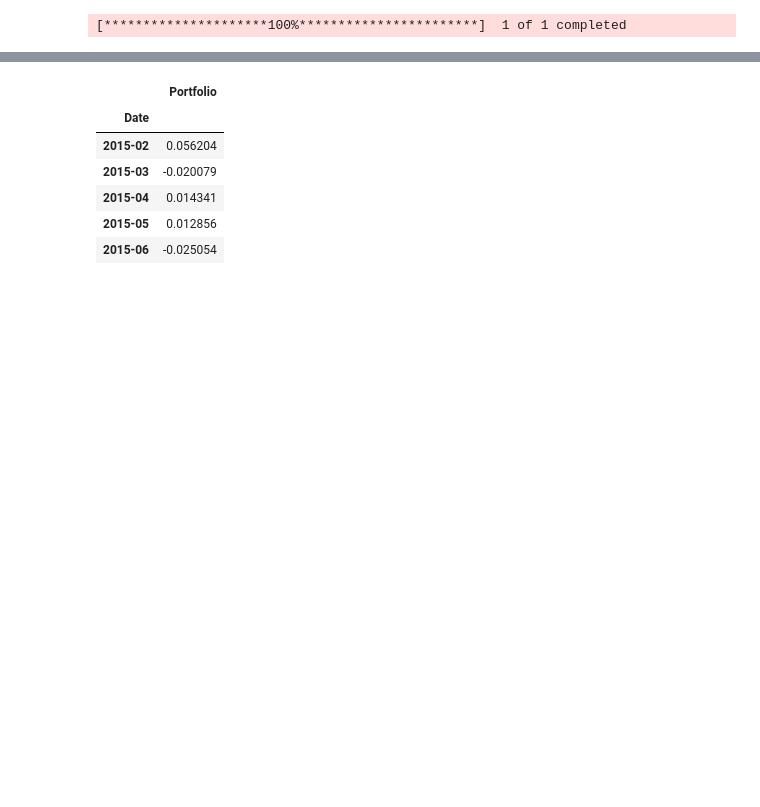
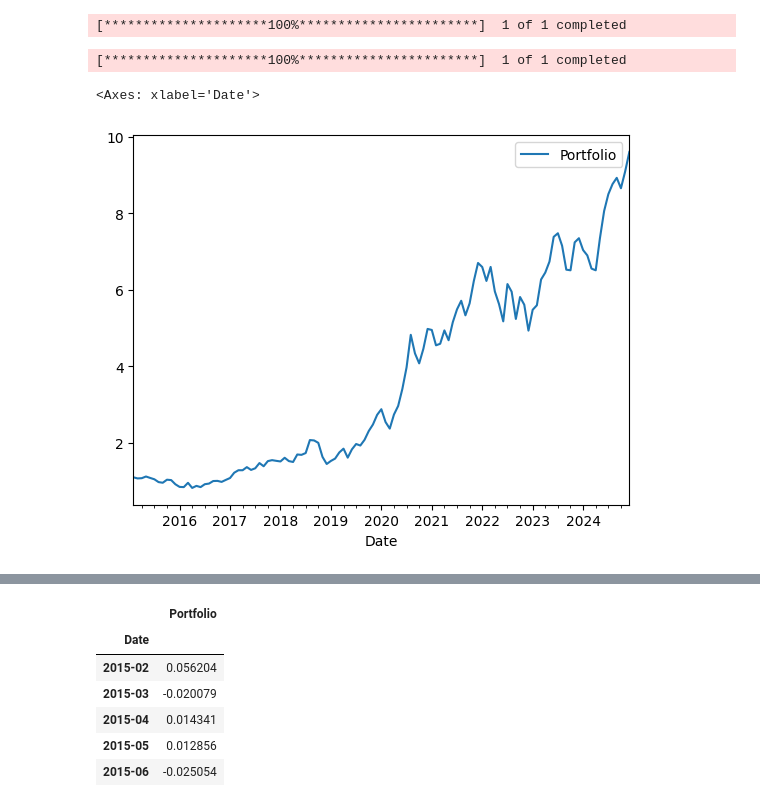
Before and after one commit to rupendrab/coursera_courses-aiml, a Jupyter notebook: Factor_Analysis.ipynb, the cells around one changed output, grey strips where cells are left out. Drawn from its saved outputs; the diff is of its cells as text; code cells hidden in the pictures; blank space fills up the shorter version.

```diff
--- a/Factor_Analysis.ipynb
+++ b/Factor_Analysis.ipynb
@@ -14,2 +13,10 @@ factors_data = fac_util.load_ff_factors("F-F_Research_Data_5_Factors_2x3.CSV")
 # %% [output]
 [*********************100%***********************]  1 of 1 completed
+# %%
+aapl_data = fac_util.download_from_yf("AAPL", "2015-01-01", "2025-01-01")
+aapl_data.head()
+(1+aapl_data).cumprod().plot.line()
+# %% [output]
+[*********************100%***********************]  1 of 1 completed
+<Axes: xlabel='Date'>
+[figure, added]
```
Also changed, not shown: parts of 15 cells of this notebook, 5 other files.
